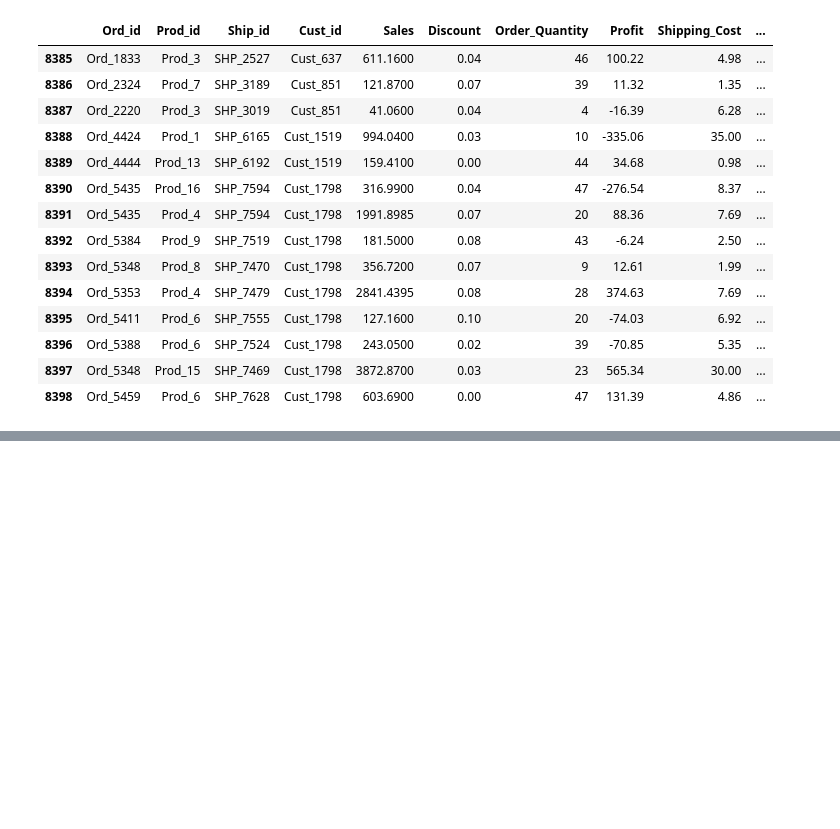
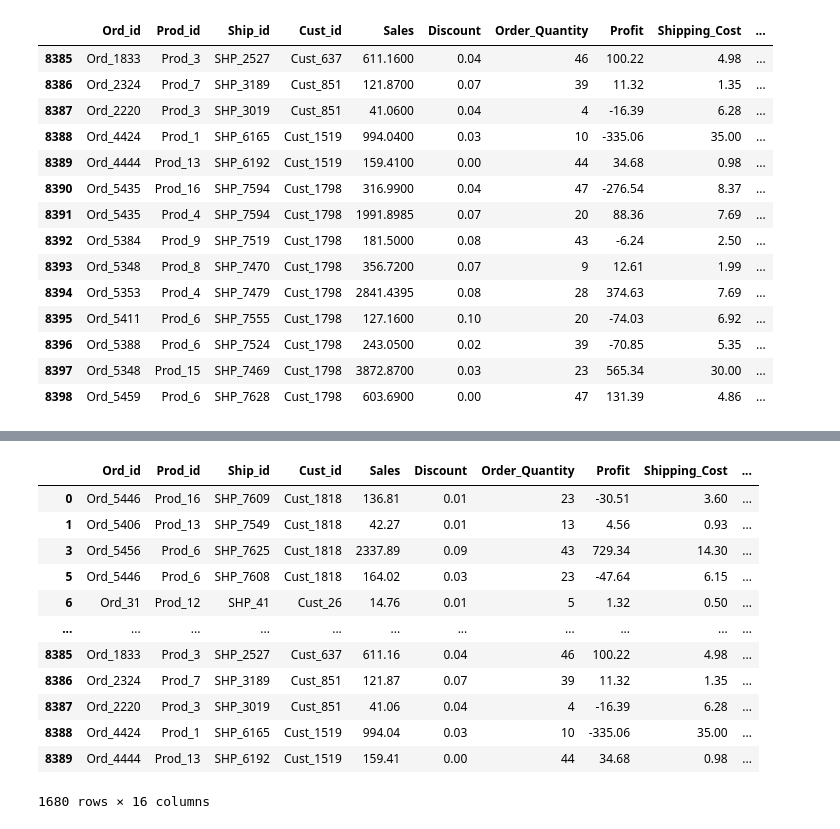
Before and after one commit to chethanbr86/Python_programs, a Jupyter notebook: upgrad/Numpy_Pandas/pandas_basics.ipynb, the cells around one changed output, grey strips where cells are left out. Drawn from its saved outputs; the diff is of its cells as text; code cells hidden in the pictures; blank space fills up the shorter version.

```diff
--- a/upgrad/Numpy_Pandas/pandas_basics.ipynb
+++ b/upgrad/Numpy_Pandas/pandas_basics.ipynb
@@ -807,0 +997,18 @@ market_df.loc[market_df['Cust_id'].isin(customers_in_bangalore), :]
+# %%
+# Select all orders from product category = office supplies and from the corporate segment
+df_2.loc[(df_2['Product_Category']=='OFFICE SUPPLIES') & (df_2['Customer_Segment']=='CORPORATE')]
+# df_2.loc[(df_2['Product_Category']=='OFFICE SUPPLIES') & (df_2['Customer_Segment']=='CORPORATE'),:]
+# %% [output]
+|  | Ord_id | Prod_id | Ship_id | Cust_id | Sales | Discount | Order_Quantity | Profit | Shipping_Cost | ... |
+| 0 | Ord_5446 | Prod_16 | SHP_7609 | Cust_1818 | 136.81 | 0.01 | 23 | -30.51 | 3.60 | ... |
+| 1 | Ord_5406 | Prod_13 | SHP_7549 | Cust_1818 | 42.27 | 0.01 | 13 | 4.56 | 0.93 | ... |
+| 3 | Ord_5456 | Prod_6 | SHP_7625 | Cust_1818 | 2337.89 | 0.09 | 43 | 729.34 | 14.30 | ... |
+| 5 | Ord_5446 | Prod_6 | SHP_7608 | Cust_1818 | 164.02 | 0.03 | 23 | -47.64 | 6.15 | ... |
+| 6 | Ord_31 | Prod_12 | SHP_41 | Cust_26 | 14.76 | 0.01 | 5 | 1.32 | 0.50 | ... |
+| ... | ... | ... | ... | ... | ... | ... | ... | ... | ... | ... |
+| 8385 | Ord_1833 | Prod_3 | SHP_2527 | Cust_637 | 611.16 | 0.04 | 46 | 100.22 | 4.98 | ... |
+| 8386 | Ord_2324 | Prod_7 | SHP_3189 | Cust_851 | 121.87 | 0.07 | 39 | 11.32 | 1.35 | ... |
+| 8387 | Ord_2220 | Prod_3 | SHP_3019 | Cust_851 | 41.06 | 0.04 | 4 | -16.39 | 6.28 | ... |
+| 8388 | Ord_4424 | Prod_1 | SHP_6165 | Cust_1519 | 994.04 | 0.03 | 10 | -335.06 | 35.00 | ... |
+| 8389 | Ord_4444 | Prod_13 | SHP_6192 | Cust_1519 | 159.41 | 0.00 | 44 | 34.68 | 0.98 | ... |
+1680 rows × 16 columns
```
Also changed, not shown: parts of 72 cells of this notebook.
